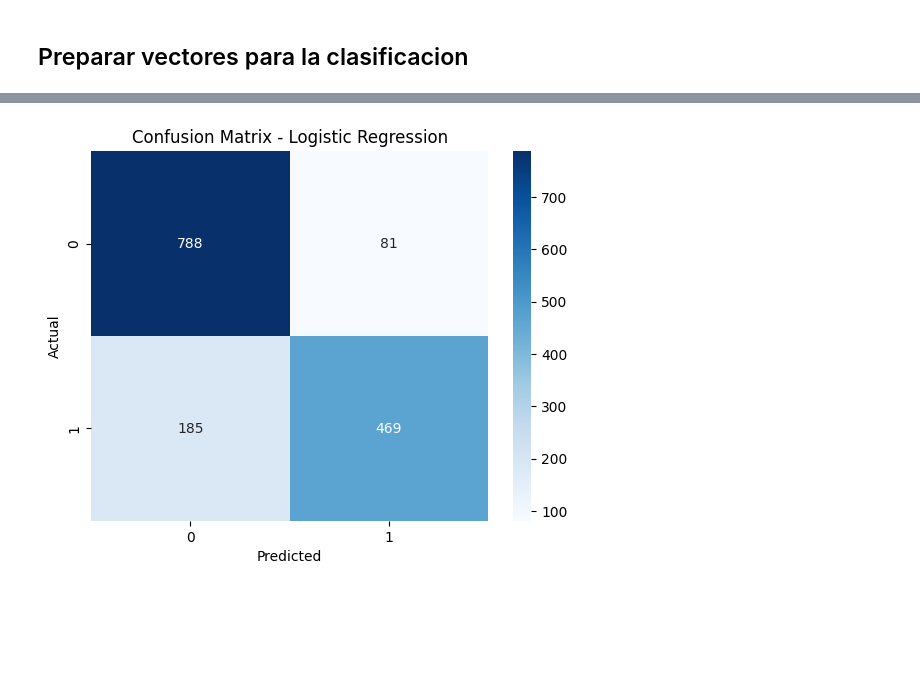
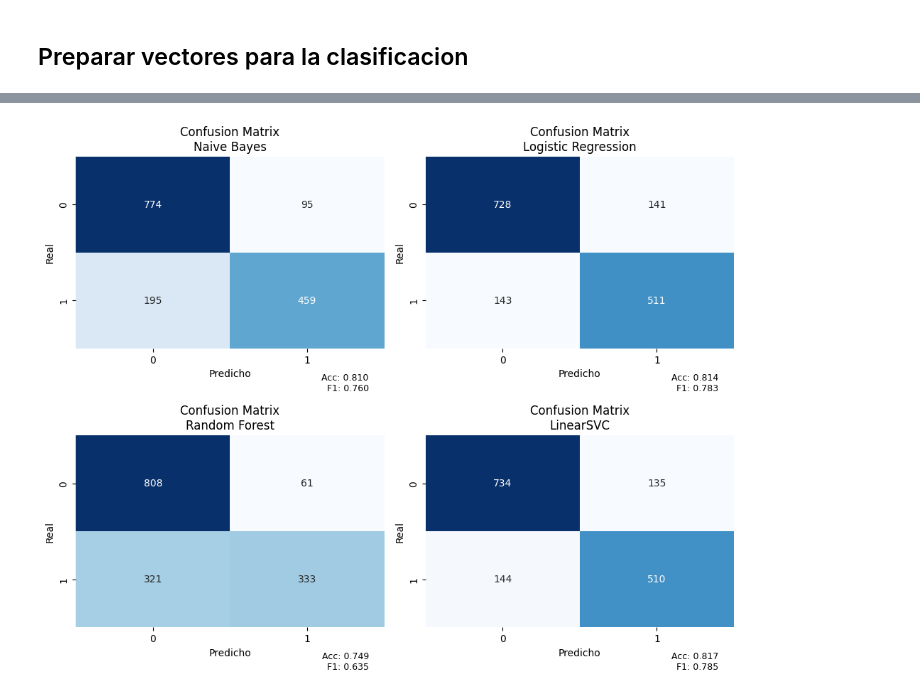
Before and after one commit to JavierC22153/Laboratorios_DataScience, a Jupyter notebook: Lab_5_Data_Science.ipynb, the cells around one changed output, grey strips where cells are left out. Drawn from its saved outputs; the diff is of its cells as text; code cells hidden in the pictures; blank space fills up the shorter version.

```diff
--- a/Lab_5_Data_Science.ipynb
+++ b/Lab_5_Data_Science.ipynb
@@ -179,35 +208,106 @@ vectorizer = TfidfVectorizer(ngram_range=(1,2), stop_words="english", max_featur
 X_train_vec = vectorizer.fit_transform(X_train)
 X_test_vec = vectorizer.transform(X_test)
 
-# --- MODELOS base (los que ya tenías) + SVM como alternativa fuerte en texto ---
 modelos = {
-    "Naive Bayes": MultinomialNB(),
-    "Logistic Regression": LogisticRegression(max_iter=1000, solver="liblinear"),
-    "Random Forest": RandomForestClassifier(n_estimators=200, random_state=42),
-    "LinearSVC": LinearSVC(max_iter=10000)
+    "Naive Bayes": MultinomialNB(
+        alpha=0.1,
+        fit_prior=True
+    ),
+
+    "Logistic Regression": LogisticRegression(
+        max_iter=1000,
+        solver="liblinear",
+        C=1.0,
+        penalty='l2',
+        random_state=42,
+        class_weight='balanced'
+    ),
+
+    "Random Forest": RandomForestClassifier(
+        n_estimators=128,
+        max_depth=15,
+        min_samples_split=10,
+        min_samples_leaf=5,
+        max_features='sqrt',
+        random_state=42,
+        class_weight='balanced',
+        bootstrap=True,
+        oob_score=True
+    ),
+
+    "LinearSVC": LinearSVC(
+        max_iter=5000,
+        C=0.1,
+        penalty='l2',
+        loss='squared_hinge',
+        dual=False,
+        random_state=42,
+        class_weight='balanced'
+    )
 }
 
 resultados = {}
 metricas = {}
 
 for name, model in modelos.items():
+    print(f"\n--- Entrenando y evaluando: {name} ---")
     model.fit(X_train_vec, y_train)
     y_pred = model.predict(X_test_vec)
-    resultados[name] = (model, y_pred)
+    y_score = None
+    if hasattr(model, "predict_proba"):
+        try:
+            y_score = model.predict_proba(X_test_vec)[:, 1]
+        except Exception:
+            y_score = None
+    elif hasattr(model, "decision_function"):
+        try:
+            y_score = model.decision_function(X_test_vec)
+        except Exception:
+            y_score = None
+
+    resultados[name] = (model, y_pred, y_score)
+
     metricas[name] = {
         "accuracy": accuracy_score(y_test, y_pred),
         "f1": f1_score(y_test, y_pred),
         "precision": precision_score(y_test, y_pred),
         "recall": recall_score(y_test, y_pred)
     }
-    print(f"\n===== {name} =====")
-    print(classification_report(y_test, y_pred))
 
-#  tabla de métricas
+    print(classification_report(y_test, y_pred, digits=4))
+
 df_metricas = pd.DataFrame(metricas).T
 display(df_metricas.sort_values("f1", ascending=False))
 
-# matriz de confusion para Logistic Regression
-sns.heatmap(confusion_matrix(y_test, resultados["Logistic Regression"][1]), annot=True, fmt="d", cmap="Blues")
-plt.title("Confusion Matrix - Logistic Regression"); plt.xlabel("Predicted"); plt.ylabel("Actual"); plt.show()
+"""
+Matrices de confusion para los modelos
+
+"""
+
+n_models = len(resultados)
+cols = 2 if n_models <= 4 else 3
+rows = math.ceil(n_models / cols)
+
+fig, axes = plt.subplots(rows, cols, figsize=(cols * 5, rows * 4))
+axes = axes.flatten()
+
+for idx, (name, (model, y_pred, _)) in enumerate(resultados.items()):
+    ax = axes[idx]
+    cm = confusion_matrix(y_test, y_pred)
+    sns.heatmap(cm, annot=True, fmt="d", cmap="Blues", ax=ax, cbar=False)
+    ax.set_title(f"Confusion Matrix\n{name}")
+    ax.set_xlabel("Predicho")
+    ax.set_ylabel("Real")
+    acc = metricas[name]["accuracy"]
+    f1 = metricas[name]["f1"]
+    ax.text(0.95, -0.18, f"Acc: {acc:.3f}\nF1: {f1:.3f}", transform=ax.transAxes,
+            ha="right", va="center", fontsize=9)
+
+for j in range(idx + 1, len(axes)):
+    axes[j].axis("off")
+
+fig.tight_layout()
+plt.show()
+
+fig.savefig("confusion_matrices_all_models.png", dpi=150, bbox_inches="tight")
 # %% [output]
@@ -236 +336 @@ weighted avg       0.80      0.80      0.80      1523
-[figure, old version]
+[figure, new version]
```
Also changed, not shown: parts of 12 cells of this notebook.
